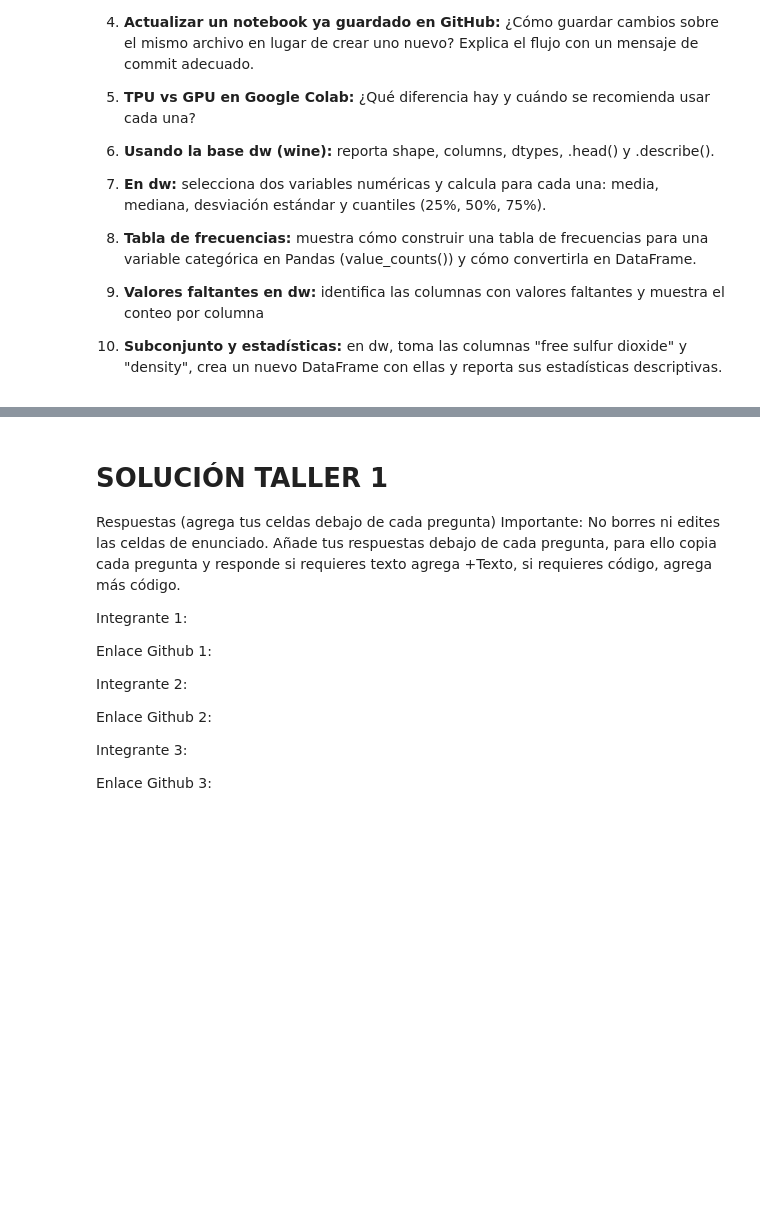
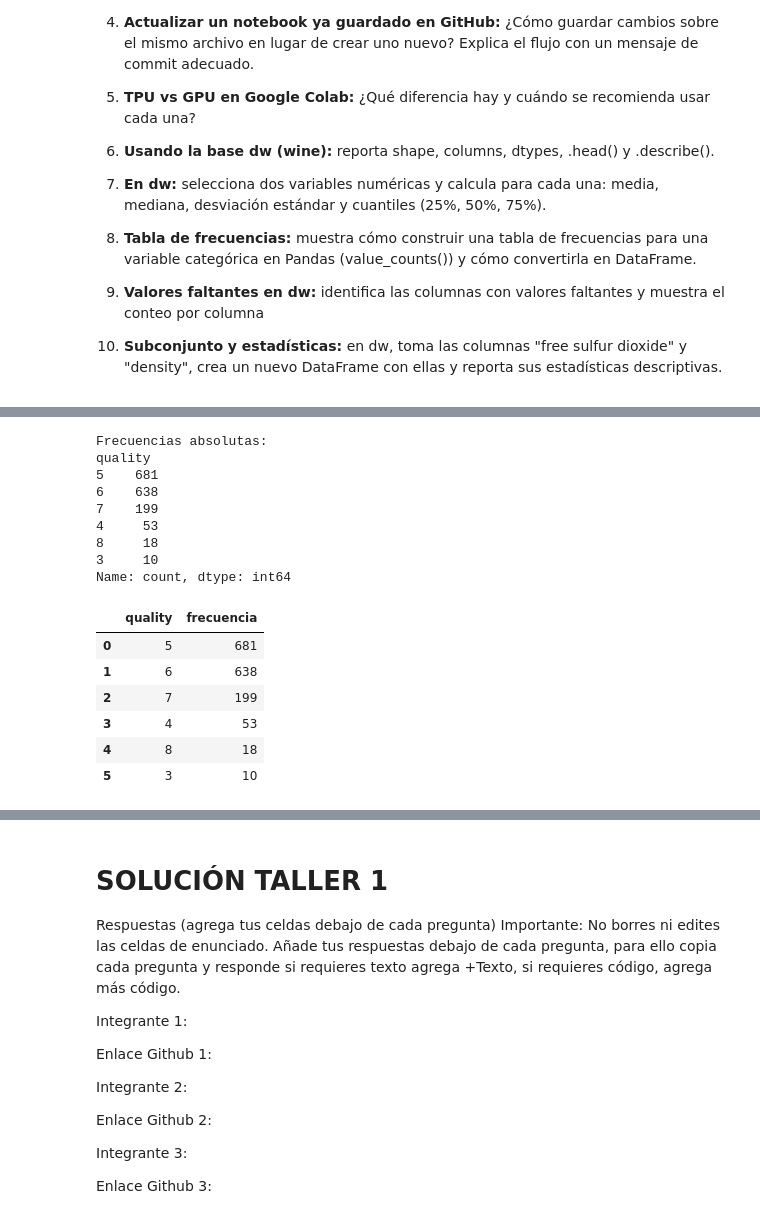
Before and after one commit to juliethpjaimeo-tech/Actividad-1-Sist-Avanz-Prod, a Jupyter notebook: NB_01_Colab_GitHub_Primeros_Pasos_ipynb.ipynb, the cells around one changed output, grey strips where cells are left out. Saved outputs shown, nothing was run; the diff lists cells and outputs as text; code cells hidden in the pictures; blank space fills up the shorter version.

```diff
--- a/NB_01_Colab_GitHub_Primeros_Pasos_ipynb.ipynb
+++ b/NB_01_Colab_GitHub_Primeros_Pasos_ipynb.ipynb
@@ -877,0 +1165,34 @@ Esto es muy importante ya que se puede elegir cualqueir notebbok al azar de los
+# %%
+#8. tabla de frecuencias:
+
+import pandas as pd
+url = "https://archive.ics.uci.edu/ml/machine-learning-databases/wine-quality/winequality-red.csv"
+# La base de datos la vamos a llamar dw (data frame wine)
+dw = pd.read_csv(url, sep=';')
+
+dw['quality'] = dw['quality'].astype('category')
+
+frecuencias = dw['quality'].value_counts()
+print("Frecuencias absolutas:")
+print(frecuencias)
+
+frecuencias_df = frecuencias.reset_index()
+frecuencias_df.columns = ['quality', 'frecuencia']
+display(frecuencias_df)
+# %% [output]
+Frecuencias absolutas:
+quality
+5    681
+6    638
+7    199
+4     53
+8     18
+3     10
+Name: count, dtype: int64
+|  | quality | frecuencia |
+| 0 | 5 | 681 |
+| 1 | 6 | 638 |
+| 2 | 7 | 199 |
+| 3 | 4 | 53 |
+| 4 | 8 | 18 |
+| 5 | 3 | 10 |
```
Also changed, not shown: parts of 34 cells of this notebook.
